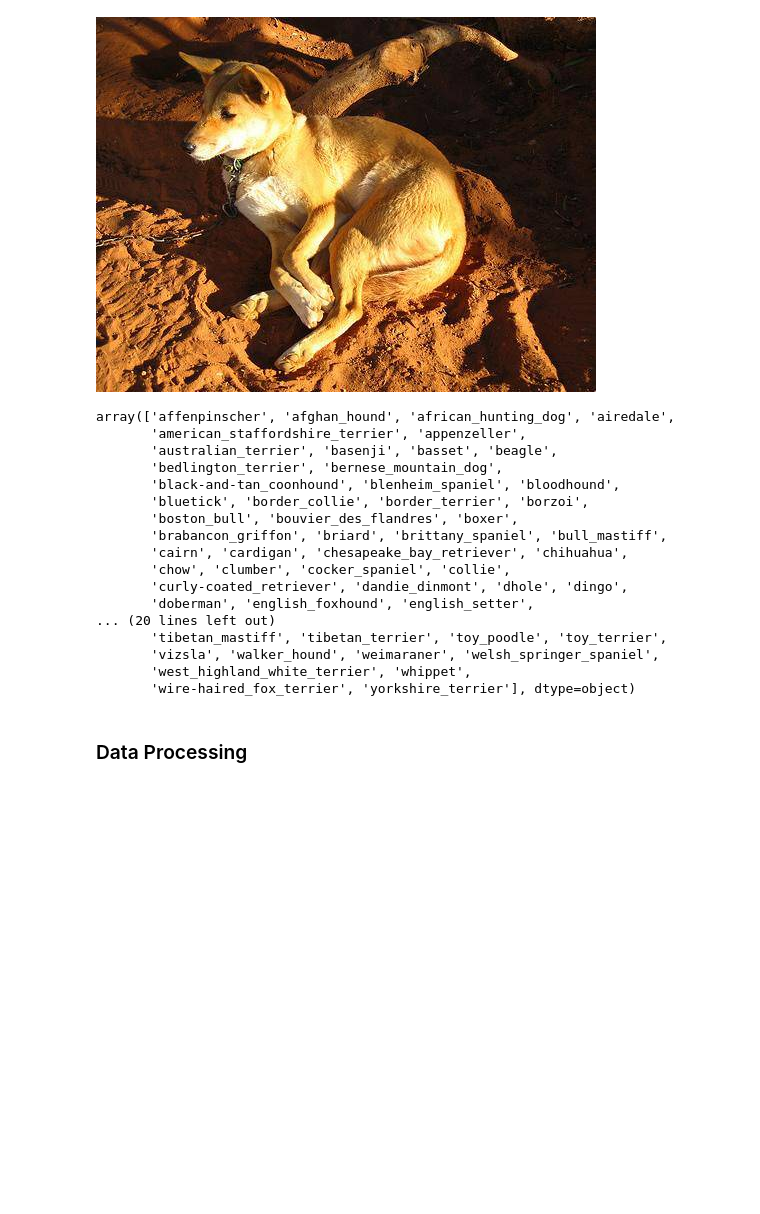
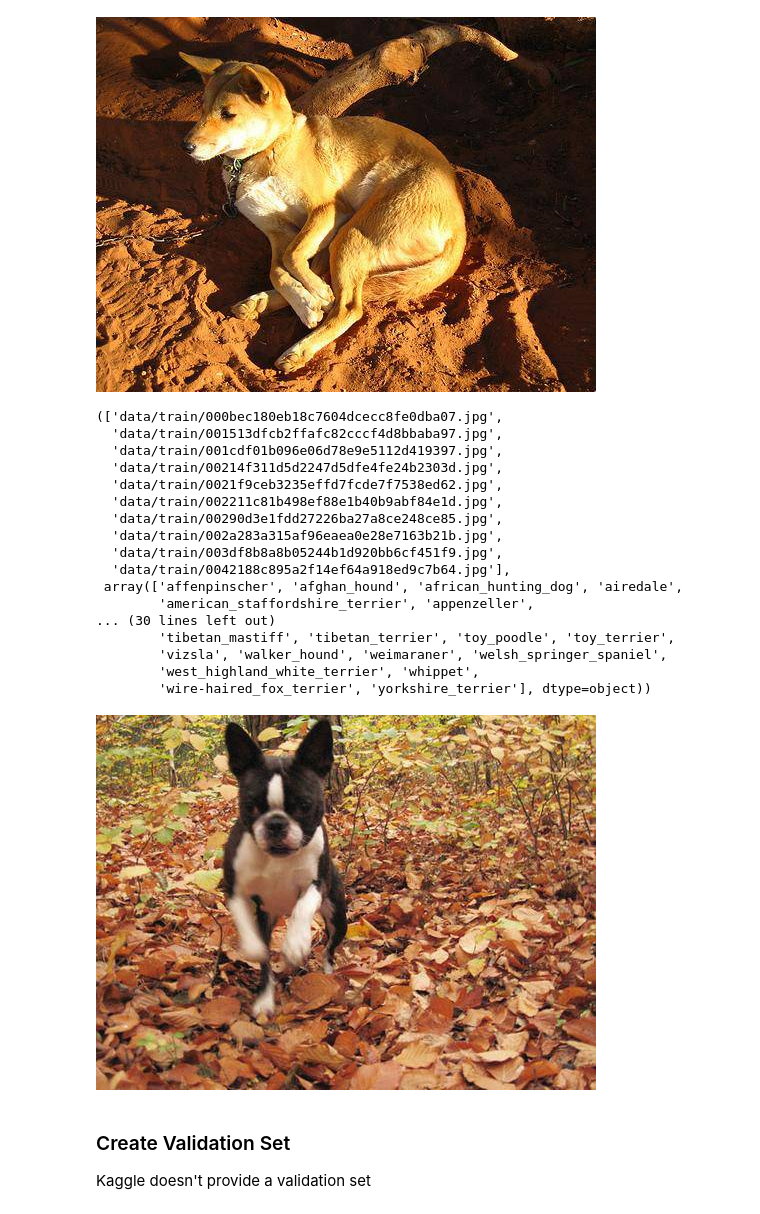
Before and after one commit to Ammar-Raneez/Dog_Vision, a Jupyter notebook: dog_vision.ipynb, the cells around one changed output. Saved outputs shown, nothing was run; the diff lists cells and outputs as text; code cells hidden in the pictures; blank space fills up the shorter version.

Commit message:
Create valid set

```diff
--- a/dog_vision.ipynb
+++ b/dog_vision.ipynb
@@ -79,24 +79,32 @@ Image.open('data/train/001513dfcb2ffafc82cccf4d8bbaba97.jpg')
 # %%
 # Check all unique breeds
 labels = labels_csv['breed'].to_numpy()
-np.unique(labels)
+filenames = [f'data/train/{fname}.jpg' for fname in labels_csv['id']]
+unique_breeds = np.unique(labels)
+filenames[:10], unique_breeds
 # %% [output]
-array(['affenpinscher', 'afghan_hound', 'african_hunting_dog', 'airedale',
-       'american_staffordshire_terrier', 'appenzeller',
-       'australian_terrier', 'basenji', 'basset', 'beagle',
-       'bedlington_terrier', 'bernese_mountain_dog',
-       'black-and-tan_coonhound', 'blenheim_spaniel', 'bloodhound',
-       'bluetick', 'border_collie', 'border_terrier', 'borzoi',
-       'boston_bull', 'bouvier_des_flandres', 'boxer',
-       'brabancon_griffon', 'briard', 'brittany_spaniel', 'bull_mastiff',
-       'cairn', 'cardigan', 'chesapeake_bay_retriever', 'chihuahua',
-       'chow', 'clumber', 'cocker_spaniel', 'collie',
-       'curly-coated_retriever', 'dandie_dinmont', 'dhole', 'dingo',
-       'doberman', 'english_foxhound', 'english_setter',
-... (20 lines left out)
-       'tibetan_mastiff', 'tibetan_terrier', 'toy_poodle', 'toy_terrier',
-       'vizsla', 'walker_hound', 'weimaraner', 'welsh_springer_spaniel',
-       'west_highland_white_terrier', 'whippet',
-       'wire-haired_fox_terrier', 'yorkshire_terrier'], dtype=object)
+(['data/train/000bec180eb18c7604dcecc8fe0dba07.jpg',
+  'data/train/001513dfcb2ffafc82cccf4d8bbaba97.jpg',
+  'data/train/001cdf01b096e06d78e9e5112d419397.jpg',
+  'data/train/00214f311d5d2247d5dfe4fe24b2303d.jpg',
+  'data/train/0021f9ceb3235effd7fcde7f7538ed62.jpg',
+  'data/train/002211c81b498ef88e1b40b9abf84e1d.jpg',
+  'data/train/00290d3e1fdd27226ba27a8ce248ce85.jpg',
+  'data/train/002a283a315af96eaea0e28e7163b21b.jpg',
+  'data/train/003df8b8a8b05244b1d920bb6cf451f9.jpg',
+  'data/train/0042188c895a2f14ef64a918ed9c7b64.jpg'],
+ array(['affenpinscher', 'afghan_hound', 'african_hunting_dog', 'airedale',
+        'american_staffordshire_terrier', 'appenzeller',
+... (30 lines left out)
+        'tibetan_mastiff', 'tibetan_terrier', 'toy_poodle', 'toy_terrier',
+        'vizsla', 'walker_hound', 'weimaraner', 'welsh_springer_spaniel',
+        'west_highland_white_terrier', 'whippet',
+        'wire-haired_fox_terrier', 'yorkshire_terrier'], dtype=object))
-# %% [markdown]
-### Data Processing
+# %%
+Image.open(filenames[0])
+# %% [output]
+[figure, added]
+# %% [markdown]
+### Create Validation Set
+
+Kaggle doesn't provide a validation set
```
Also changed, not shown: parts of 3 cells of this notebook.
